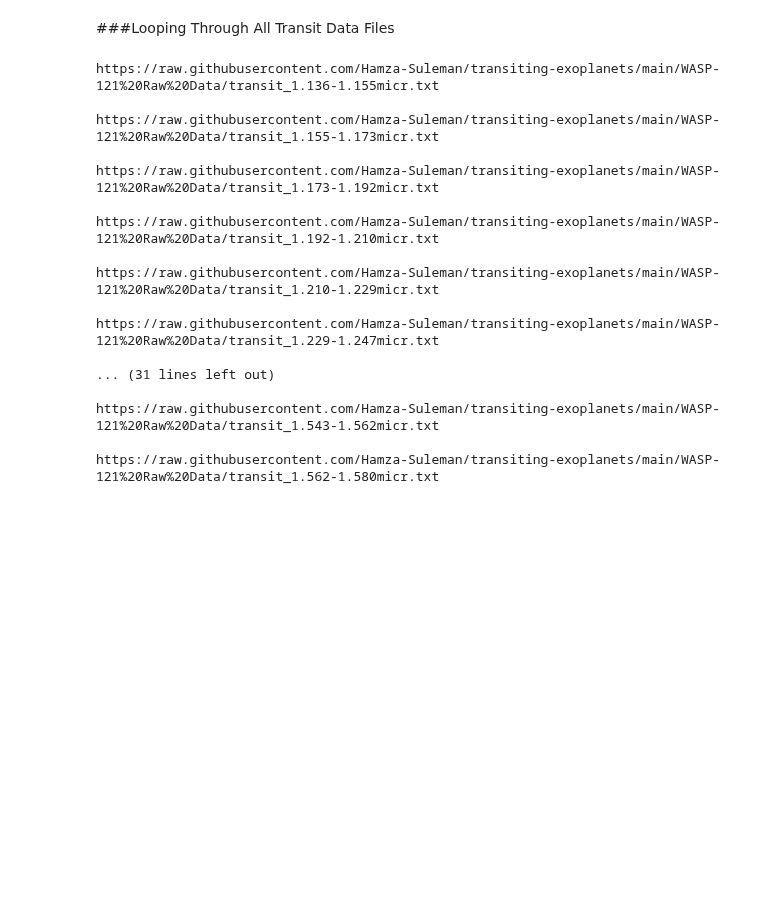
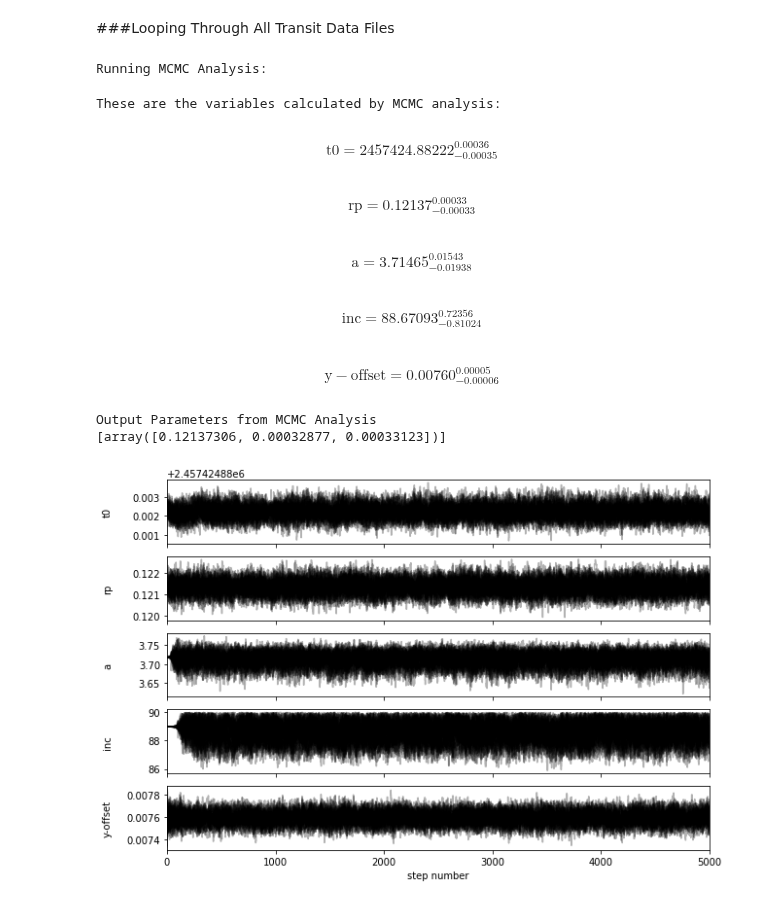
Before and after one commit to Hamza-Suleman/transiting-exoplanets, a Jupyter notebook: Wrapper_Function.ipynb, the cells around one changed output. Drawn from its saved outputs; the diff is of its cells as text; code cells hidden in the pictures; blank space fills up the shorter version.

Commit message:
Before running loop

```diff
--- a/Wrapper_Function.ipynb
+++ b/Wrapper_Function.ipynb
@@ -416,32 +407,27 @@ print(firstfile_radius_test[1])
 # %%
 import urllib.request
 base_url = "https://raw.githubusercontent.com/Hamza-Suleman/transiting-exoplanets/main/WASP-121%20Raw%20Data/"
 transit_names = []
 transit_files = []
+radius_values = []
 
 for line in urllib.request.urlopen("https://raw.githubusercontent.com/Hamza-Suleman/transiting-exoplanets/main/WASP-121%20Raw%20Data/transitfilenames.txt"):
     transit_names.append(line.decode('utf-8'))
 
 for i in range(len(transit_names)):
   transit_files.append(base_url+transit_names[i])
 
 for i in range(len(transit_files)):
-  print(transit_files[i])
+  transit_fit = radius_analysis(transit_files[i],whitelight_params,whitelight)
+  radius_values.append(transit_fit[1])
 # %% [output]
-https://raw.githubusercontent.com/Hamza-Suleman/transiting-exoplanets/main/WASP-121%20Raw%20Data/transit_1.136-1.155micr.txt
-
-https://raw.githubusercontent.com/Hamza-Suleman/transiting-exoplanets/main/WASP-121%20Raw%20Data/transit_1.155-1.173micr.txt
-
-https://raw.githubusercontent.com/Hamza-Suleman/transiting-exoplanets/main/WASP-121%20Raw%20Data/transit_1.173-1.192micr.txt
-
-https://raw.githubusercontent.com/Hamza-Suleman/transiting-exoplanets/main/WASP-121%20Raw%20Data/transit_1.192-1.210micr.txt
-
-https://raw.githubusercontent.com/Hamza-Suleman/transiting-exoplanets/main/WASP-121%20Raw%20Data/transit_1.210-1.229micr.txt
-
-https://raw.githubusercontent.com/Hamza-Suleman/transiting-exoplanets/main/WASP-121%20Raw%20Data/transit_1.229-1.247micr.txt
-
-... (31 lines left out)
-
-https://raw.githubusercontent.com/Hamza-Suleman/transiting-exoplanets/main/WASP-121%20Raw%20Data/transit_1.543-1.562micr.txt
-
-https://raw.githubusercontent.com/Hamza-Suleman/transiting-exoplanets/main/WASP-121%20Raw%20Data/transit_1.562-1.580micr.txt
+Running MCMC Analysis:
+These are the variables calculated by MCMC analysis:
+$$\mathrm{t0} = 2457424.88222_{-0.00035}^{0.00036}$$
+$$\mathrm{rp} = 0.12137_{-0.00033}^{0.00033}$$
+$$\mathrm{a} = 3.71465_{-0.01938}^{0.01543}$$
+$$\mathrm{inc} = 88.67093_{-0.81024}^{0.72356}$$
+$$\mathrm{y-offset} = 0.00760_{-0.00006}^{0.00005}$$
+Output Parameters from MCMC Analysis
+[array([0.12137306, 0.00032877, 0.00033123])]
+[figure, added]
```
Also changed, not shown: parts of 2 cells of this notebook.
